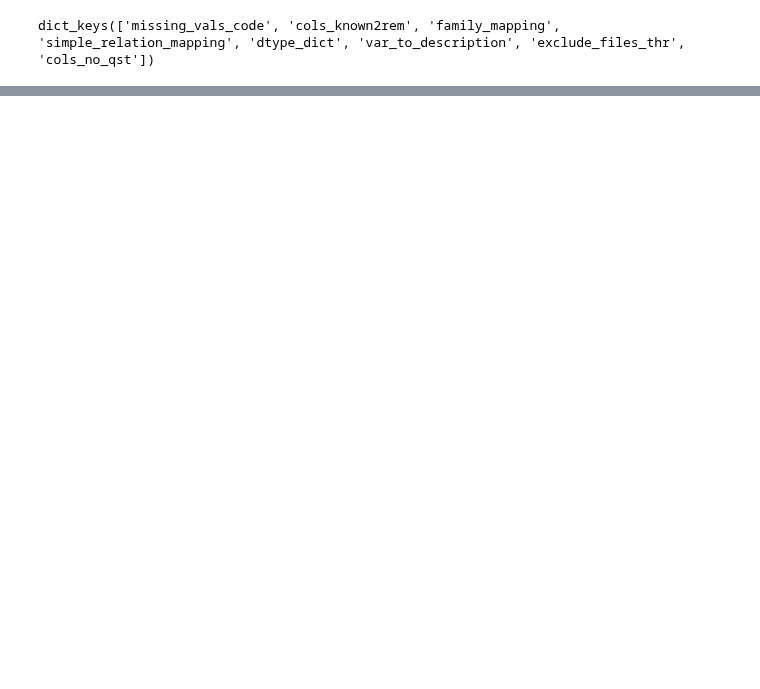
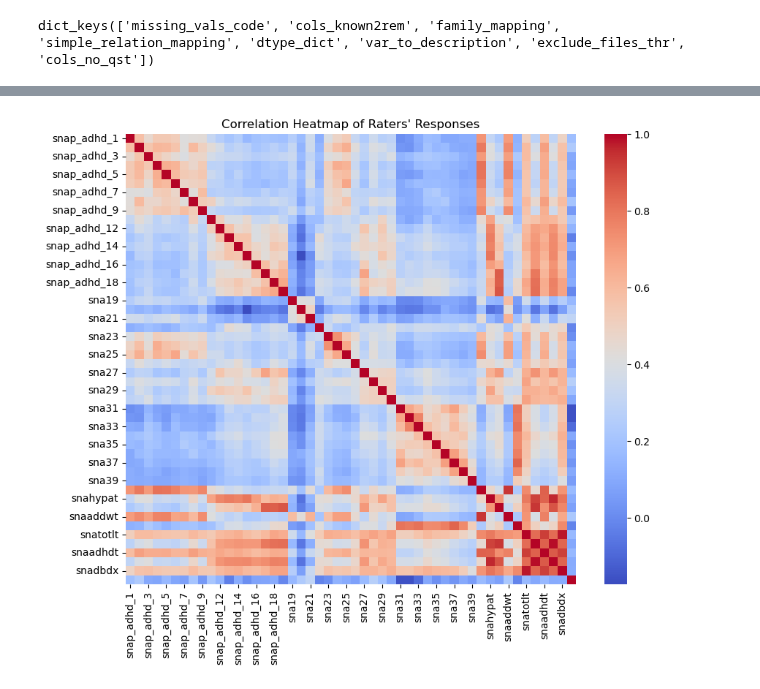
Before and after one commit to ALINA991/ADHD_fMRI, a Jupyter notebook: MTA/p_vs_t_stats.ipynb, the cells around one changed output, grey strips where cells are left out. Drawn from its saved outputs; the diff is of its cells as text; code cells hidden in the pictures; blank space fills up the shorter version.

```diff
--- a/MTA/p_vs_t_stats.ipynb
+++ b/MTA/p_vs_t_stats.ipynb
@@ -30,7 +33,9 @@ if Path('/Volumes/Samsung_T5/MIT/mta').exists():
 else:
     data_root = '/Users/alina/Desktop/MIT/code/data'
     data_derived  = '/Users/alina/Desktop/MIT/code/data/output/derived_data'
-    baseline_path = (Path(data_derived, 'baseline_data_prea'))
+audit_path = (Path(data_derived, 'audit'))
+baseline_path = (Path(audit_path, 'baseline_data_prea'))
+
 #os.listdir(data_root)
 # %%
 info_path = Path(data_root, "files")
@@ -192,0 +222,11 @@ plt.show()
+# %%
+correlation_matrix = test.drop(columns='src_subject_id').corr()
+# %%
+plt.figure(figsize=(10,8))
+
+sns.heatmap(correlation_matrix, annot= False, cmap= 'coolwarm', cbar= True, square= True)
+
+plt.title("Correlation Heatmap of Raters' Responses")
+plt.show()
+# %% [output]
+[figure, added]
```
Also changed, not shown: parts of 58 cells of this notebook.
